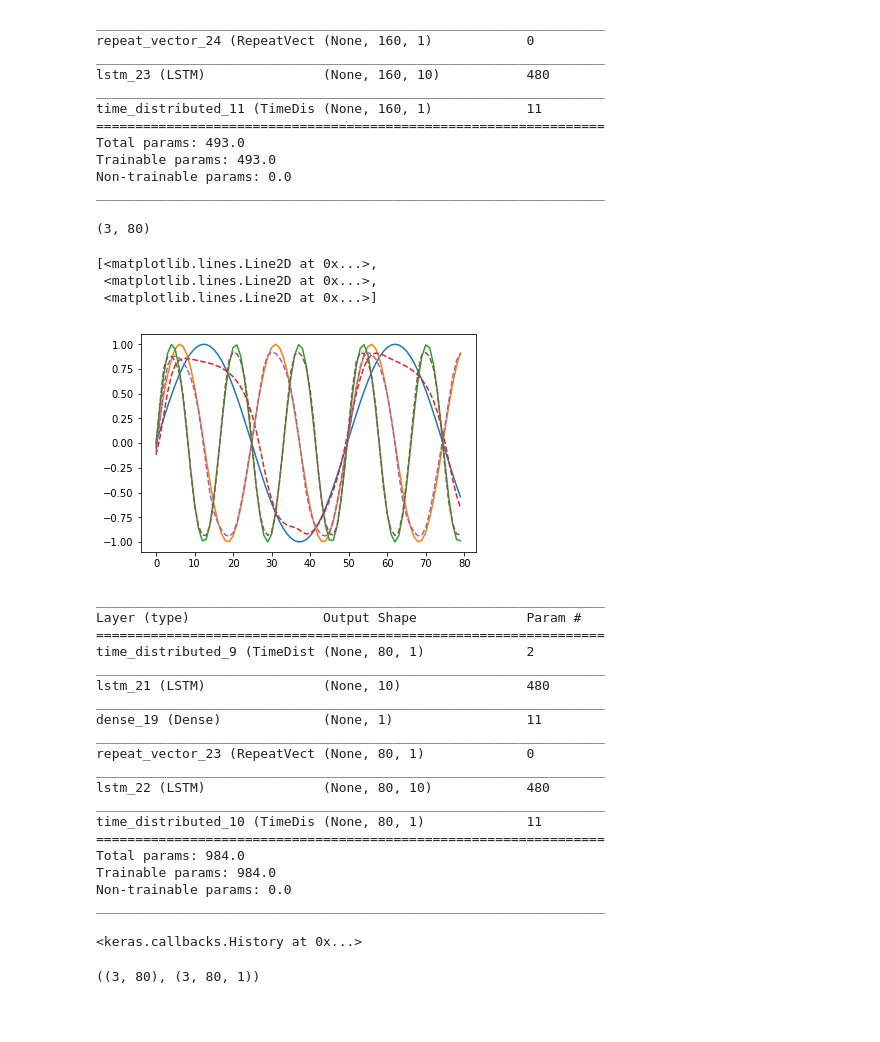
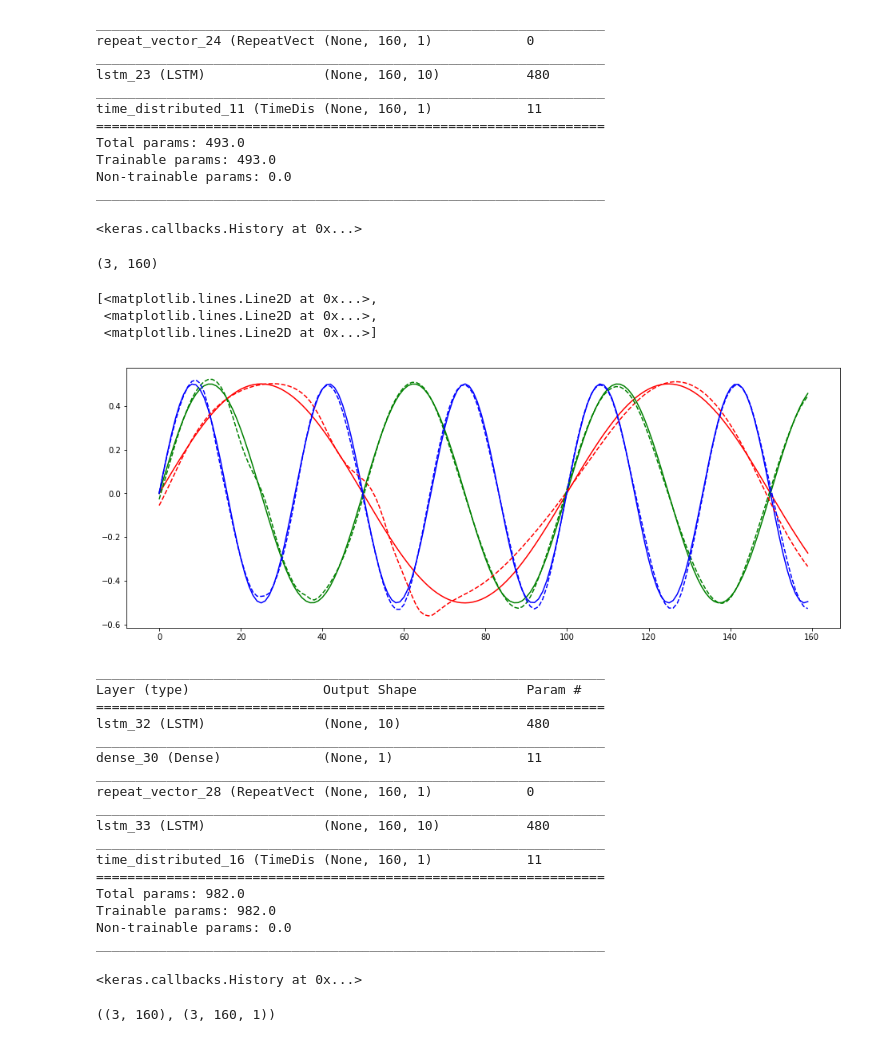
Before and after one commit to xkortex/GenerateTimeSeriesRNN, a Jupyter notebook: sine gen.ipynb, the cells around one changed output. Cells and saved outputs as stored; diff of their text form; code cells hidden in the pictures; blank space fills up the shorter version.

```diff
--- a/sine gen.ipynb
+++ b/sine gen.ipynb
@@ -15,7 +15,8 @@ from keras_tqdm import TQDMNotebookCallback
 import numpy as np
 import random
 # %%
-NS = 50000
+amp = 1
+NS = 10000
 TS = 160
 x = np.random.rand( NS, 1) * 5 + 1
 x
@@ -55,5 +50,5 @@ plt.plot(t, np.sin(t*1))
 # %%
-y = np.sin(tv * x)
+y = amp*np.sin(tv * x)
 y = y.reshape((NS, TS, 1))
 # %%
 plt.plot(y[17])
@@ -87,6 +82,8 @@ Non-trainable params: 0.0
 _________________________________________________________________
 # %%
 model.fit(x, y, epochs=2, verbose=0, callbacks=[TQDMNotebookCallback()])
+# %% [output]
+<keras.callbacks.History at 0x...>
 # %%
 freqs = [1,2,3]
 Q = len(freqs)
@@ -95,22 +92,24 @@ p = model.predict(test)
 p = p.reshape((-1, TS))
 p.shape
 # %% [output]
-(3, 80)
+(3, 160)
 # %%
 plt.gca().set_color_cycle(['red', 'green', 'blue',]*Q)
-plt.plot(np.sin(tv[len(test)]*test).T)
+plt.plot(amp*np.sin(tv[len(test)]*test).T)
 plt.plot(p.T, '--')
 # %% [output]
 [<matplotlib.lines.Line2D at 0x...>,
  <matplotlib.lines.Line2D at 0x...>,
  <matplotlib.lines.Line2D at 0x...>]
-[figure, old version]
+[figure, new version]
 # %%
 
 model = Sequential()
-model.add(TimeDistributed(Dense(1, activation='tanh', ), input_shape=(TS,1))) # not necessary, just for normalizing
+# model.add(TimeDistributed(Dense(1, activation='tanh', ), input_shape=(TS,1))) # not necessary, just for normalizing
 # model.add(LSTM(10, return_sequences=1 ))
-model.add(LSTM(10, ))
+model.add(LSTM(10, input_shape=(TS,1)))
+
+# model.add(LSTM(10, ))
 
 model.add(Dense(1))
 model.add(RepeatVector(TS, ))
@@ -123,20 +122,18 @@ model.summary()
 _________________________________________________________________
 Layer (type)                 Output Shape              Param #
 =================================================================
-time_distributed_9 (TimeDist (None, 80, 1)             2
+lstm_32 (LSTM)               (None, 10)                480
 _________________________________________________________________
-lstm_21 (LSTM)               (None, 10)                480
+dense_30 (Dense)             (None, 1)                 11
 _________________________________________________________________
-dense_19 (Dense)             (None, 1)                 11
+repeat_vector_28 (RepeatVect (None, 160, 1)            0
 _________________________________________________________________
-repeat_vector_23 (RepeatVect (None, 80, 1)             0
+lstm_33 (LSTM)               (None, 160, 10)           480
 _________________________________________________________________
-lstm_22 (LSTM)               (None, 80, 10)            480
-_________________________________________________________________
-time_distributed_10 (TimeDis (None, 80, 1)             11
+time_distributed_16 (TimeDis (None, 160, 1)            11
 =================================================================
-Total params: 984.0
-Trainable params: 984.0
+Total params: 982.0
+Trainable params: 982.0
 Non-trainable params: 0.0
 _________________________________________________________________
 # %%
@@ -145,13 +142,13 @@ model.fit(y, y, epochs=5, verbose=0, callbacks=[TQDMNotebookCallback()])
 <keras.callbacks.History at 0x...>
 # %%
 Q = 3
-st = 5
+st = 50
 test = y[st:st+Q]
 p = model.predict(test)
 p = p.reshape((-1, TS))
 p.shape, test.shape
 # %% [output]
-((3, 80), (3, 80, 1))
+((3, 160), (3, 160, 1))
 # %%
 rcParams['figure.figsize'] = (16,6)
 plt.gca().set_color_cycle(['red', 'green', 'blue',]*Q)
```
Also changed, not shown: parts of 6 cells of this notebook.
